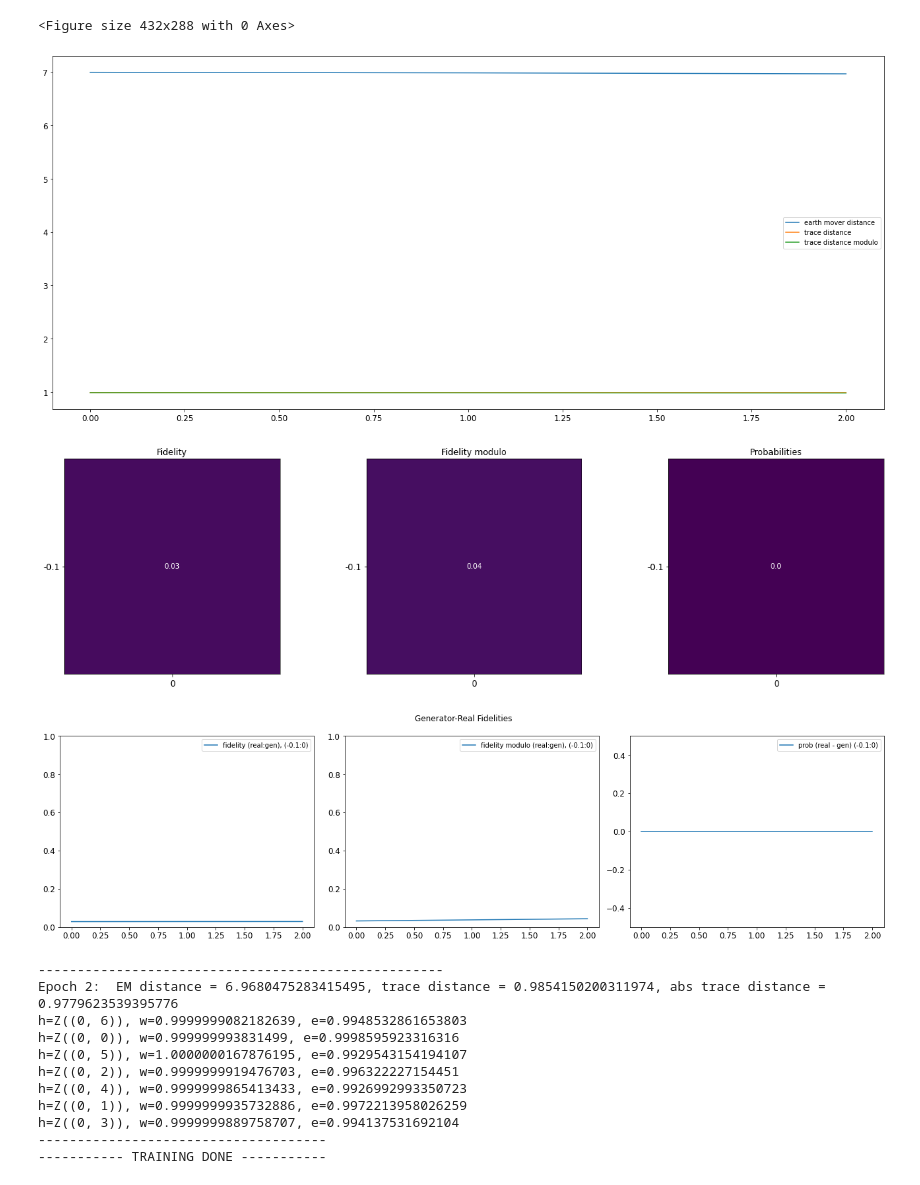
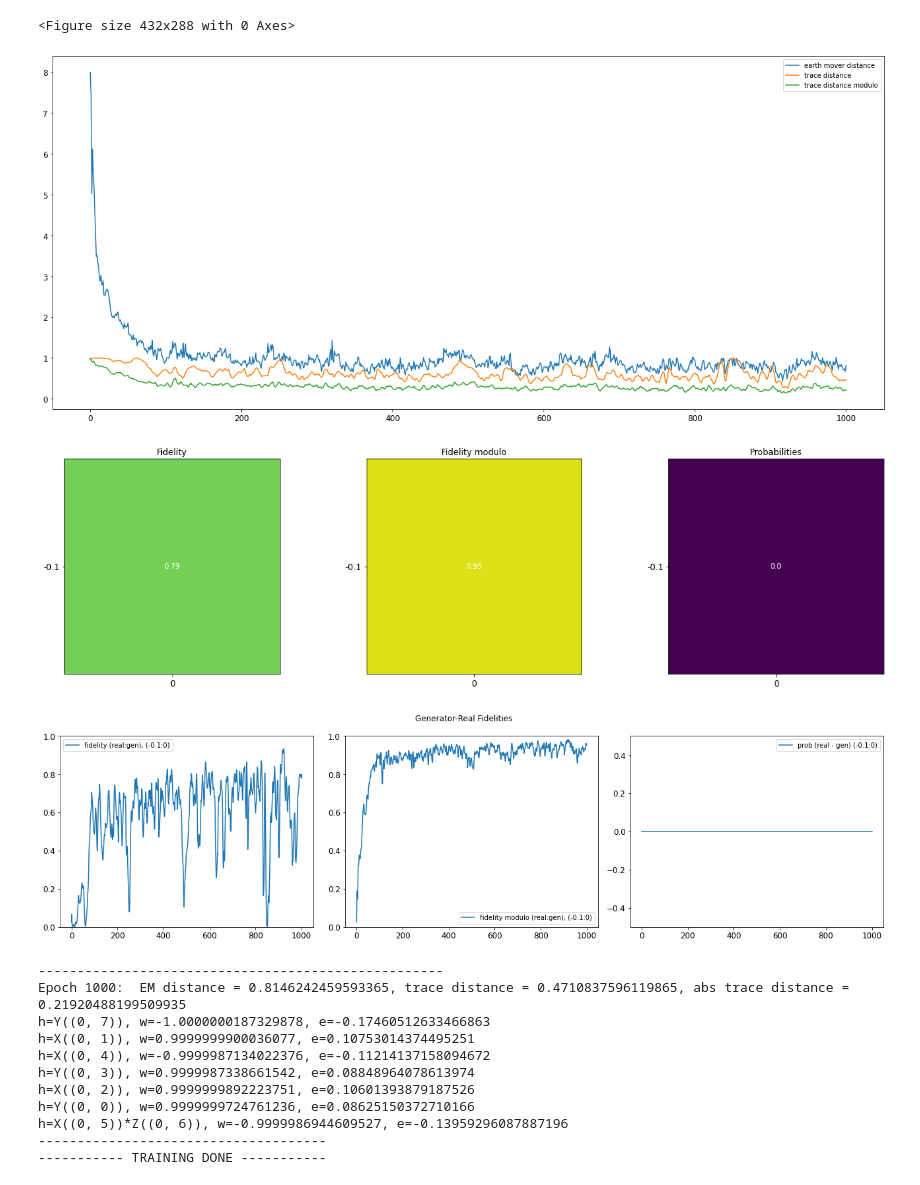
Before and after one commit to WiktorJ/quantum-gans, a Jupyter notebook: QuWGAN.ipynb, the cells around one changed output. Cells and saved outputs as stored; diff of their text form; code cells hidden in the pictures.

```diff
--- a/QuWGAN.ipynb
+++ b/QuWGAN.ipynb
@@ -323,7 +259,7 @@ def plot_em_distance_between_real():
 plot_em_distance_between_real()
 # %%
 use_neptune = True
-generator_layers = 4
+generator_layers = 5
 # data_bus_size = 6
 rank = 1
 real_circuit_type = 'phase' #b utterfly
@@ -341,10 +277,10 @@ if expectation_provider_type == ExpectationProviderType.WGAN:
         batch_size = 8
 
 gen_iteration = 1
-k = 2
-snapshot_interval_epochs = 400
-epochs = 401
-sizes = [4, 5, 6, 7]
+k = 4
+snapshot_interval_epochs = 200
+epochs = 1001
+sizes = [8]
 g_values = [-1, -0.8, -0.5, -0.3, -0.1]
 known_g_values = g_values
 # %%
@@ -425,46 +361,47 @@ for j, g in enumerate(g_values):
         else:
             if real_circuit_type == 'butterfly':
                 gen, gs = ButterflyCircuitBuilder("g").build(qubits=qubits)
             else:
                 builder = PhaseCircuitBuilder(all_gates_parametrized=all_gates_parametrized)
-                gen, gs, symbols_dict_gen = builder.build_ground_state_circuit(qubits=data_qubits, full_parametrization=True, zxz=zxz)        if expectation_provider_type == ExpectationProviderType.ONLY_KNOWN:
+                gen, gs, symbols_dict_gen = builder.build_ground_state_circuit(qubits=data_qubits, full_parametrization=True, zxz=zxz)
+        if expectation_provider_type == ExpectationProviderType.ONLY_KNOWN:
             known_g_values = [g]
         real_expectations_provider = get_expectation_provider(real, real_symbols, known_g_values, real_values_provider)
 
         trainer_by_size[(i, data_bus_size)] = Trainer(real,
                                                       real_symbols,
                                                       gen,
                                                       gs,
                                                       [g],
                                                       real_values_provider,
                                                       real_expectations_provider,
                                                       rank=rank,
                                                       k=k,
                                                       use_neptune=use_neptune)
 
         opt = tf.keras.optimizers.Adam(0.1, beta_1=0.9, beta_2=0.98, epsilon=1e-9)
 
         start_neptune_experiment(trainer_by_size[(i, data_bus_size)])
 
         json_result = trainer_by_size[(i, data_bus_size)].train(opt, epochs, gen_iteration, snapshot_interval_epochs, plot=True)
         training_result[(i,data_bus_size)] = json_result
 
         if use_neptune:
             neptune.stop()
 # %% [output]
 <Figure size 432x288 with 0 Axes>
-[figure, old version]
+[figure, new version]
-[figure, old version]
+[figure, new version]
-[figure, old version]
+[figure, new version]
 ----------------------------------------------------
-Epoch 2:  EM distance = 6.9680475283415495, trace distance = 0.9854150200311974, abs trace distance = 0.9779623539395776
-h=Z((0, 6)), w=0.9999999082182639, e=0.9948532861653803
-h=Z((0, 0)), w=0.999999993831499, e=0.9998595923316316
-h=Z((0, 5)), w=1.0000000167876195, e=0.9929543154194107
-h=Z((0, 2)), w=0.9999999919476703, e=0.996322227154451
-h=Z((0, 4)), w=0.9999999865413433, e=0.9926992993350723
-h=Z((0, 1)), w=0.9999999935732886, e=0.9972213958026259
-h=Z((0, 3)), w=0.9999999889758707, e=0.994137531692104
+Epoch 1000:  EM distance = 0.8146242459593365, trace distance = 0.4710837596119865, abs trace distance = 0.21920488199509935
+h=Y((0, 7)), w=-1.0000000187329878, e=-0.17460512633466863
+h=X((0, 1)), w=0.9999999900036077, e=0.10753014374495251
+h=X((0, 4)), w=-0.9999987134022376, e=-0.11214137158094672
+h=Y((0, 3)), w=0.9999987338661542, e=0.08848964078613974
+h=X((0, 2)), w=0.9999999892223751, e=0.10601393879187526
+h=Y((0, 0)), w=0.9999999724761236, e=0.08625150372710166
+h=X((0, 5))*Z((0, 6)), w=-0.9999986944609527, e=-0.13959296087887196
 -------------------------------------
 ----------- TRAINING DONE -----------
 # %%
```
Also changed, not shown: parts of 5 cells of this notebook, 17 other files.
